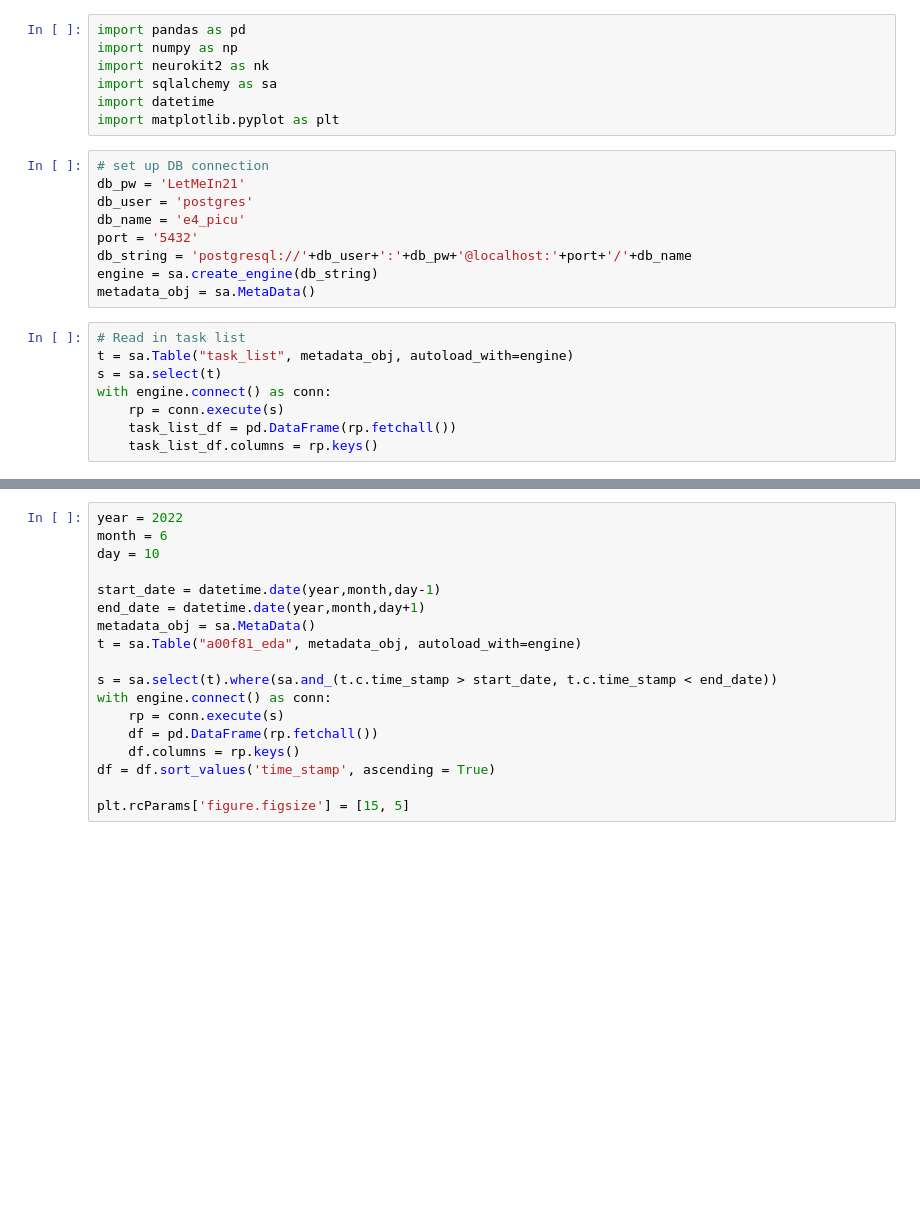
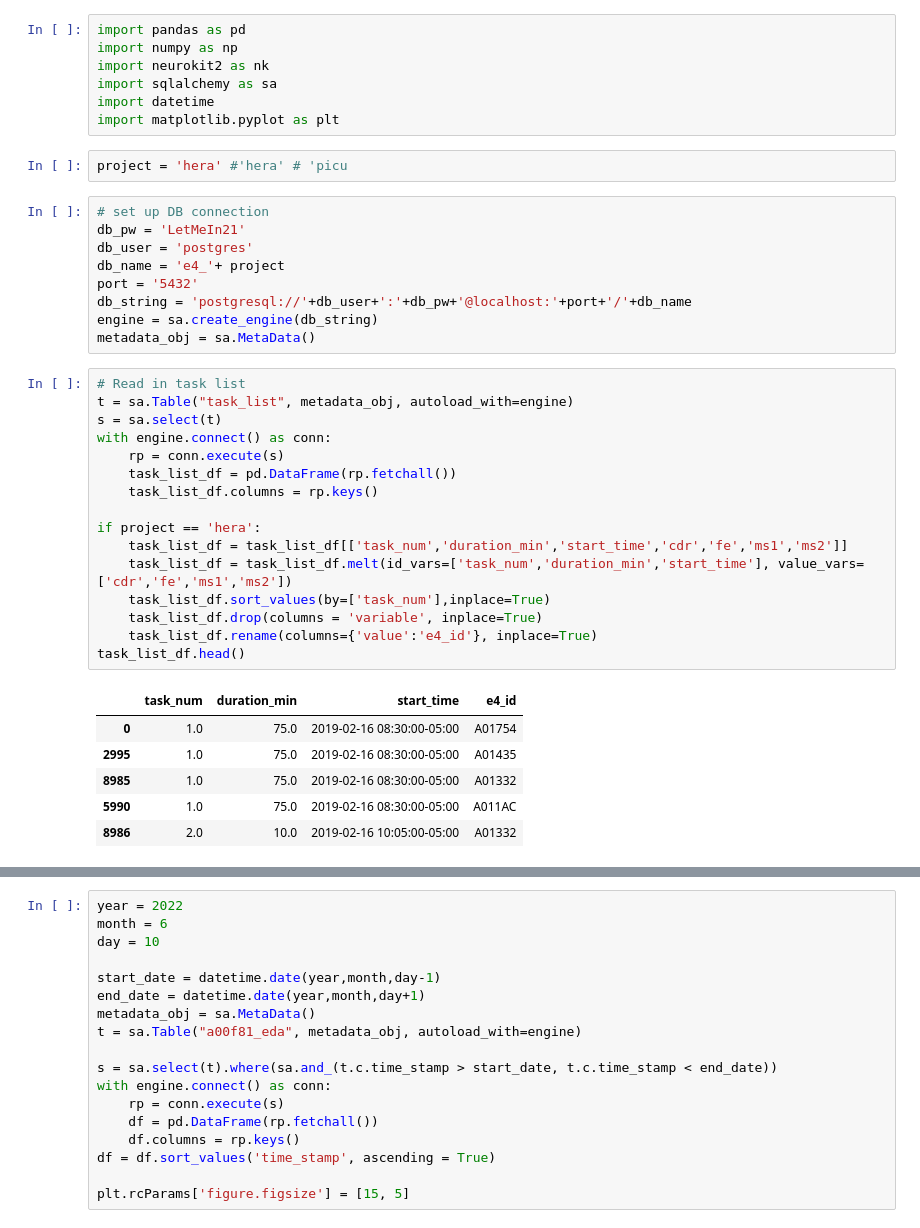
Before and after one commit to dr-rosen-rosen/tpd, a Jupyter notebook: e4_eda_processing.ipynb, the cells around one changed output, grey strips where cells are left out. Saved outputs shown, nothing was run; the diff lists cells and outputs as text; blank space fills up the shorter version.

```diff
--- a/e4_eda_processing.ipynb
+++ b/e4_eda_processing.ipynb
@@ -5,11 +5,13 @@ import neurokit2 as nk
 import sqlalchemy as sa
 import datetime
 import matplotlib.pyplot as plt
+# %%
+project = 'hera' #'hera' # 'picu
 # %%
 # set up DB connection
 db_pw = 'LetMeIn21'
 db_user = 'postgres'
-db_name = 'e4_picu'
+db_name = 'e4_'+ project
 port = '5432'
 db_string = 'postgresql://'+db_user+':'+db_pw+'@localhost:'+port+'/'+db_name
 engine = sa.create_engine(db_string)
@@ -17,8 +19,23 @@ metadata_obj = sa.MetaData()
 # %%
 # Read in task list
 t = sa.Table("task_list", metadata_obj, autoload_with=engine)
 s = sa.select(t)
 with engine.connect() as conn:
     rp = conn.execute(s)
     task_list_df = pd.DataFrame(rp.fetchall())
     task_list_df.columns = rp.keys()
+
+if project == 'hera':
+    task_list_df = task_list_df[['task_num','duration_min','start_time','cdr','fe','ms1','ms2']]
+    task_list_df = task_list_df.melt(id_vars=['task_num','duration_min','start_time'], value_vars=['cdr','fe','ms1','ms2'])
+    task_list_df.sort_values(by=['task_num'],inplace=True)
+    task_list_df.drop(columns = 'variable', inplace=True)
+    task_list_df.rename(columns={'value':'e4_id'}, inplace=True)
+task_list_df.head()
+# %% [output]
+|  | task_num | duration_min | start_time | e4_id |
+| 0 | 1.0 | 75.0 | 2019-02-16 08:30:00-05:00 | A01754 |
+| 2995 | 1.0 | 75.0 | 2019-02-16 08:30:00-05:00 | A01435 |
+| 8985 | 1.0 | 75.0 | 2019-02-16 08:30:00-05:00 | A01332 |
+| 5990 | 1.0 | 75.0 | 2019-02-16 08:30:00-05:00 | A011AC |
+| 8986 | 2.0 | 10.0 | 2019-02-16 10:05:00-05:00 | A01332 |
```
Also changed, not shown: parts of 5 cells of this notebook, 6 other files.
